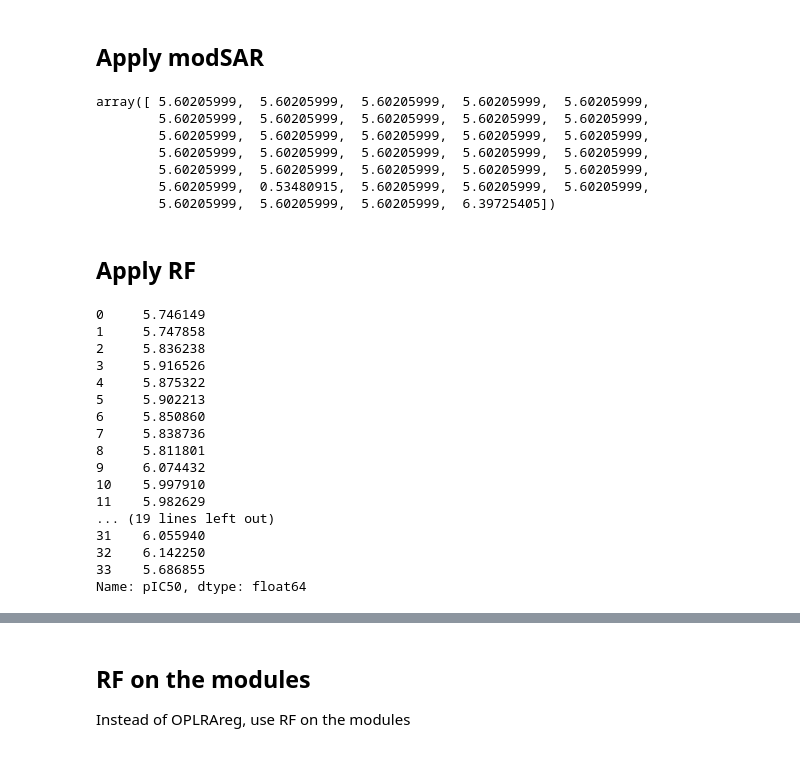
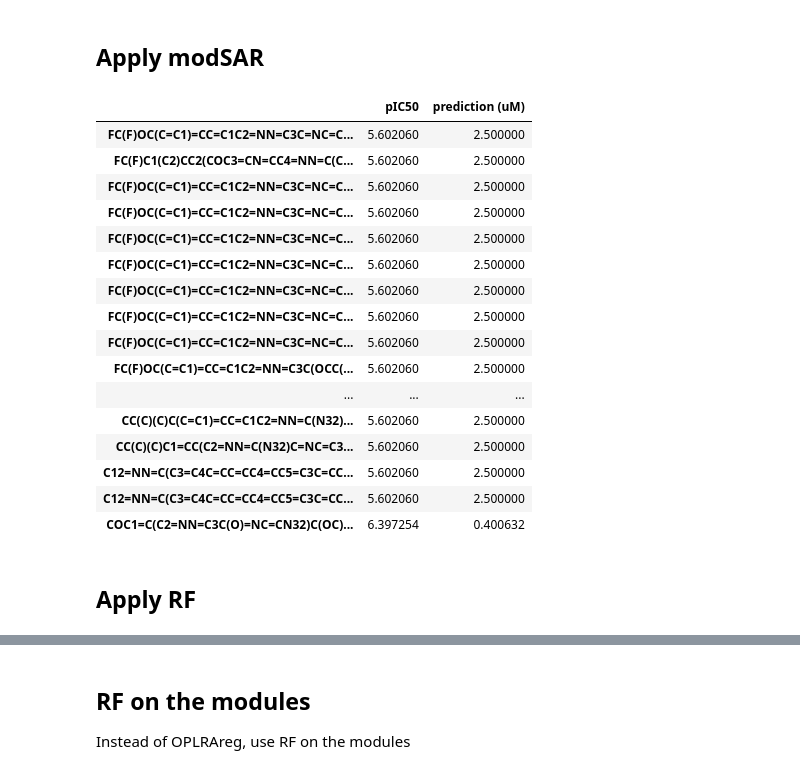
Before and after one commit to KISysBio/modSAR, a Jupyter notebook: processing/notebooks/OSM-S4 - Running modSAR.ipynb, the cells around one changed output, grey strips where cells are left out. Drawn from its saved outputs; the diff is of its cells as text; code cells hidden in the pictures.

```diff
--- a/processing/notebooks/OSM-S4 - Running modSAR.ipynb
+++ b/processing/notebooks/OSM-S4 - Running modSAR.ipynb
@@ -330,15 +340,31 @@ test_set_descriptors.drop(columns=selected_idx, inplace=True)
 # %% [markdown]
 ## Apply modSAR
-# %%
-alg.predict(test_set_descriptors[osm4_dataset.X.columns], test_set['SMILES'])
-# %% [output]
-array([ 5.60205999,  5.60205999,  5.60205999,  5.60205999,  5.60205999,
-        5.60205999,  5.60205999,  5.60205999,  5.60205999,  5.60205999,
-        5.60205999,  5.60205999,  5.60205999,  5.60205999,  5.60205999,
-        5.60205999,  5.60205999,  5.60205999,  5.60205999,  5.60205999,
-        5.60205999,  5.60205999,  5.60205999,  5.60205999,  5.60205999,
-        5.60205999,  0.53480915,  5.60205999,  5.60205999,  5.60205999,
-        5.60205999,  5.60205999,  5.60205999,  6.39725405])
+# %%
+pred_IC50_modsar = alg.predict(test_set_descriptors[osm4_dataset.X.columns], test_set['SMILES'])
+pred_IC50_modsar = pd.DataFrame(pred_IC50_modsar)
+pred_IC50_modsar.columns = ["pIC50"]
+pred_IC50_modsar.index = test_set['SMILES'].values
+
+pred_IC50_modsar['prediction (uM)'] = pred_IC50_modsar["pIC50"].apply(lambda x: math.pow(10, -x,)/(1e-6))
+pred_IC50_modsar
+# %% [output]
+|  | pIC50 | prediction (uM) |
+| FC(F)OC(C=C1)=CC=C1C2=NN=C3C=NC=C... | 5.602060 | 2.500000 |
+| FC(F)C1(C2)CC2(COC3=CN=CC4=NN=C(C... | 5.602060 | 2.500000 |
+| FC(F)OC(C=C1)=CC=C1C2=NN=C3C=NC=C... | 5.602060 | 2.500000 |
+| FC(F)OC(C=C1)=CC=C1C2=NN=C3C=NC=C... | 5.602060 | 2.500000 |
+| FC(F)OC(C=C1)=CC=C1C2=NN=C3C=NC=C... | 5.602060 | 2.500000 |
+| FC(F)OC(C=C1)=CC=C1C2=NN=C3C=NC=C... | 5.602060 | 2.500000 |
+| FC(F)OC(C=C1)=CC=C1C2=NN=C3C=NC=C... | 5.602060 | 2.500000 |
+| FC(F)OC(C=C1)=CC=C1C2=NN=C3C=NC=C... | 5.602060 | 2.500000 |
+| FC(F)OC(C=C1)=CC=C1C2=NN=C3C=NC=C... | 5.602060 | 2.500000 |
+| FC(F)OC(C=C1)=CC=C1C2=NN=C3C(OCC(... | 5.602060 | 2.500000 |
+| ... | ... | ... |
+| CC(C)(C)C(C=C1)=CC=C1C2=NN=C(N32)... | 5.602060 | 2.500000 |
+| CC(C)(C)C1=CC(C2=NN=C(N32)C=NC=C3... | 5.602060 | 2.500000 |
+| C12=NN=C(C3=C4C=CC=CC4=CC5=C3C=CC... | 5.602060 | 2.500000 |
+| C12=NN=C(C3=C4C=CC=CC4=CC5=C3C=CC... | 5.602060 | 2.500000 |
+| COC1=C(C2=NN=C3C(O)=NC=CN32)C(OC)... | 6.397254 | 0.400632 |
 # %% [markdown]
 ## Apply RF
 # %%
@@ -347,25 +373,7 @@ from sklearn.ensemble import RandomForestRegressor
 rf = RandomForestRegressor(n_estimators=100).fit(osm4_dataset.X, osm4_dataset.y)
 # %%
 pred_IC50 = pd.Series(rf.predict(test_set_descriptors[osm4_dataset.X.columns]), name='pIC50')
-pred_IC50
+pred_IC50.index = test_set['SMILES'].index
-# %% [output]
-0     5.746149
-1     5.747858
-2     5.836238
-3     5.916526
-4     5.875322
-5     5.902213
-6     5.850860
-7     5.838736
-8     5.811801
-9     6.074432
-10    5.997910
-11    5.982629
-... (19 lines left out)
-31    6.055940
-32    6.142250
-33    5.686855
-Name: pIC50, dtype: float64
 # %%
 result = pd.concat([test_set['SMILES'], pred_IC50], axis=1)
 result['prediction (uM)'] = result.apply(lambda x: math.pow(10, -x['pIC50'],)/(1e-6), axis=1)
```
Also changed, not shown: parts of 19 cells of this notebook, 9 other files.
